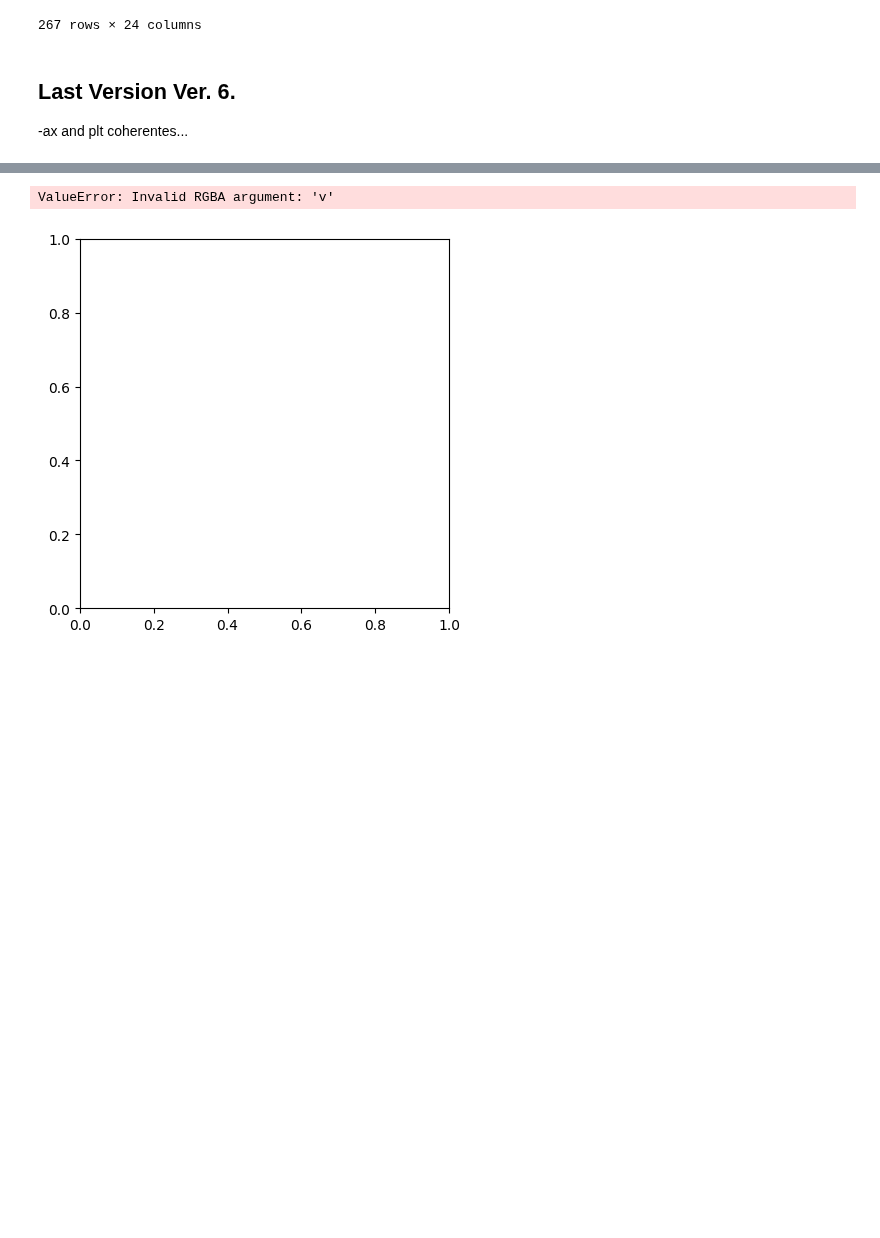
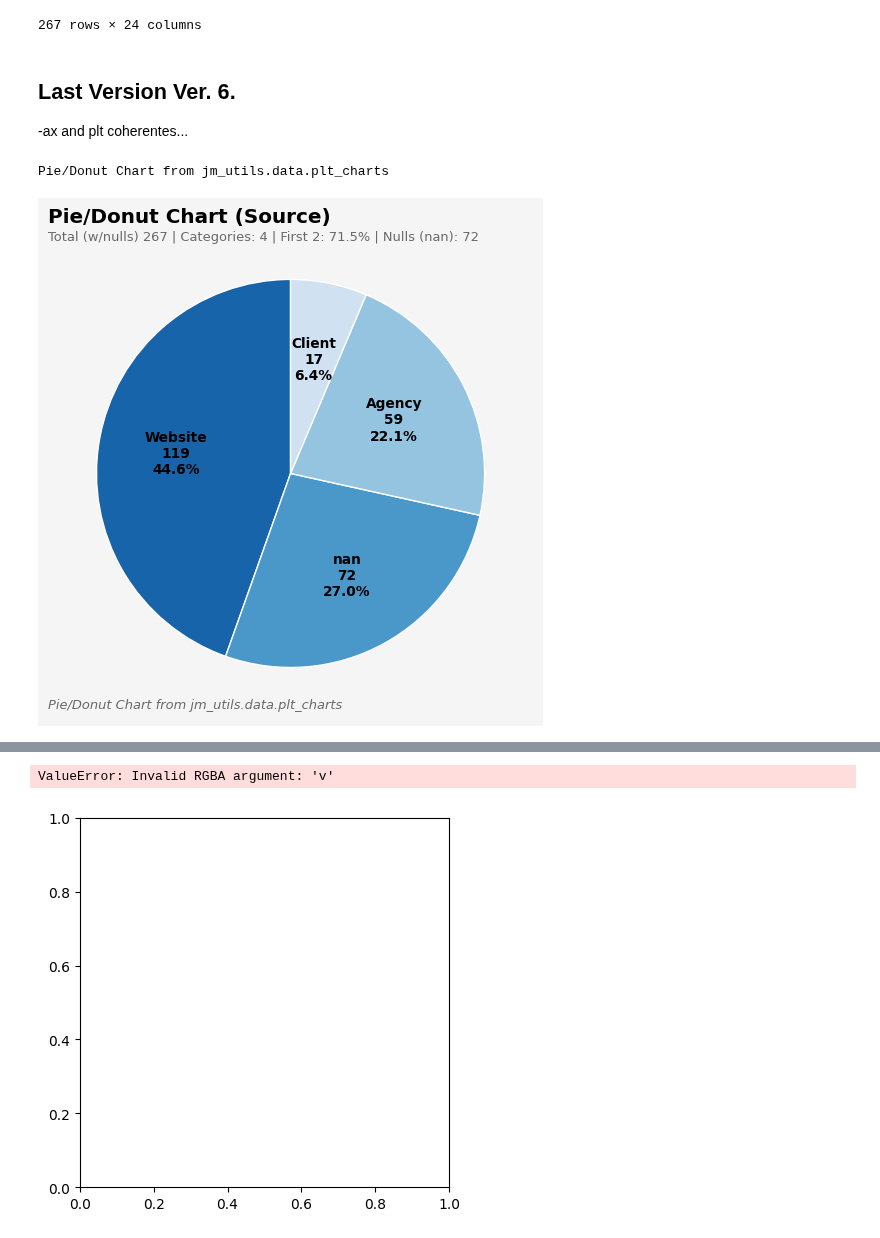
Before and after one commit to jmonti-gh/jm_utils, a Jupyter notebook: dev/ax_pie.ipynb, the cells around one changed output, grey strips where cells are left out. Saved outputs shown, nothing was run; the diff lists cells and outputs as text; code cells hidden in the pictures; blank space fills up the shorter version.

```diff
--- a/dev/ax_pie.ipynb
+++ b/dev/ax_pie.ipynb
@@ -324,4 +330,9 @@ def plt_pie6(
 
     plt.show()
     return fig, ax
+# %%
+fig = plt_pie6(df['Source'], value_counts=True, scale=4, dropna=False)
+# %% [output]
+Pie/Donut Chart from jm_utils.data.plt_charts
+[figure, added]
 # %%
```
Also changed, not shown: parts of 10 cells of this notebook, 2 other files.
